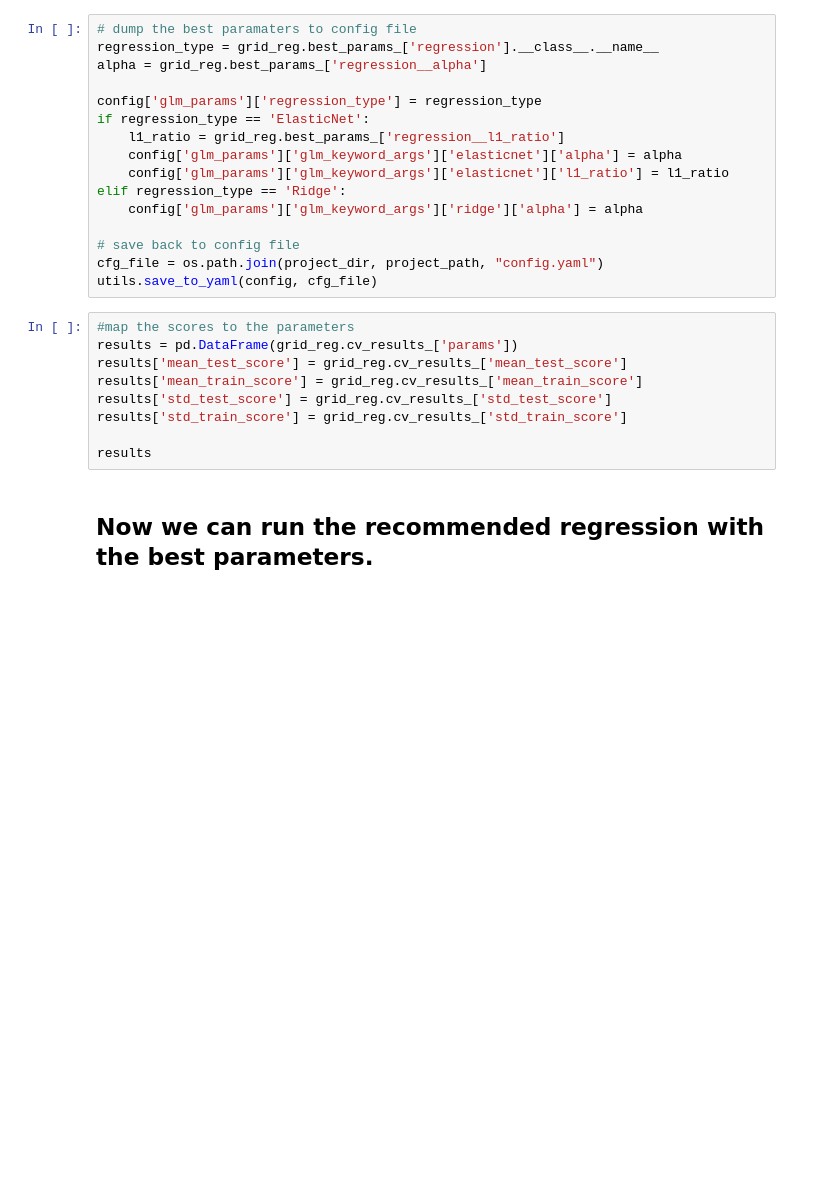
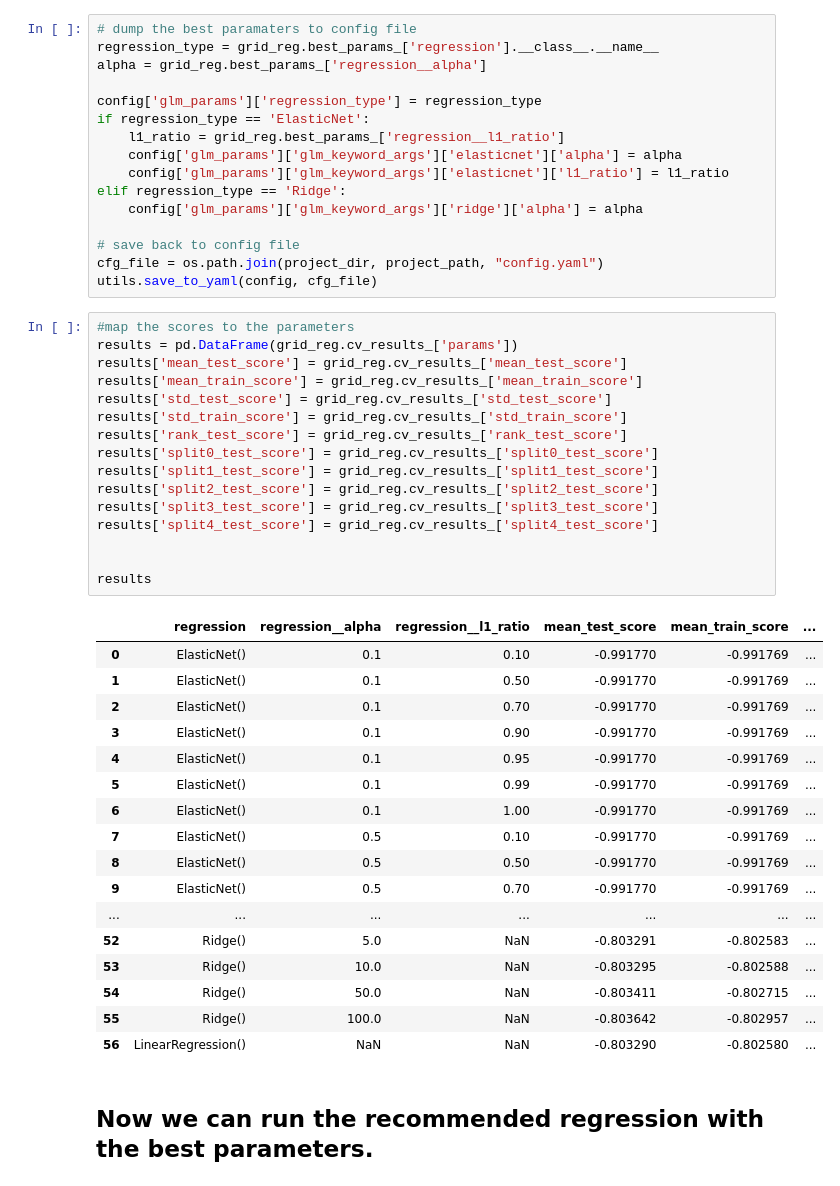
Before and after one commit to emilyferenczi/sabatini-glm-workflow, a Jupyter notebook: notebooks/gridSearch.ipynb, the cells around one changed output. Drawn from its saved outputs; the diff is of its cells as text; blank space fills up the shorter version.

```diff
--- a/notebooks/gridSearch.ipynb
+++ b/notebooks/gridSearch.ipynb
@@ -172,12 +178,37 @@ utils.save_to_yaml(config, cfg_file)
 # %%
 #map the scores to the parameters
 results = pd.DataFrame(grid_reg.cv_results_['params'])
 results['mean_test_score'] = grid_reg.cv_results_['mean_test_score']
 results['mean_train_score'] = grid_reg.cv_results_['mean_train_score']
 results['std_test_score'] = grid_reg.cv_results_['std_test_score']
 results['std_train_score'] = grid_reg.cv_results_['std_train_score']
+results['rank_test_score'] = grid_reg.cv_results_['rank_test_score']
+results['split0_test_score'] = grid_reg.cv_results_['split0_test_score']
+results['split1_test_score'] = grid_reg.cv_results_['split1_test_score']
+results['split2_test_score'] = grid_reg.cv_results_['split2_test_score']
+results['split3_test_score'] = grid_reg.cv_results_['split3_test_score']
+results['split4_test_score'] = grid_reg.cv_results_['split4_test_score']
+
 
 results
+# %% [output]
+|  | regression | regression__alpha | regression__l1_ratio | mean_test_score | mean_train_score | ... |
+| 0 | ElasticNet() | 0.1 | 0.10 | -0.991770 | -0.991769 | ... |
+| 1 | ElasticNet() | 0.1 | 0.50 | -0.991770 | -0.991769 | ... |
+| 2 | ElasticNet() | 0.1 | 0.70 | -0.991770 | -0.991769 | ... |
+| 3 | ElasticNet() | 0.1 | 0.90 | -0.991770 | -0.991769 | ... |
+| 4 | ElasticNet() | 0.1 | 0.95 | -0.991770 | -0.991769 | ... |
+| 5 | ElasticNet() | 0.1 | 0.99 | -0.991770 | -0.991769 | ... |
+| 6 | ElasticNet() | 0.1 | 1.00 | -0.991770 | -0.991769 | ... |
+| 7 | ElasticNet() | 0.5 | 0.10 | -0.991770 | -0.991769 | ... |
+| 8 | ElasticNet() | 0.5 | 0.50 | -0.991770 | -0.991769 | ... |
+| 9 | ElasticNet() | 0.5 | 0.70 | -0.991770 | -0.991769 | ... |
+| ... | ... | ... | ... | ... | ... | ... |
+| 52 | Ridge() | 5.0 | NaN | -0.803291 | -0.802583 | ... |
+| 53 | Ridge() | 10.0 | NaN | -0.803295 | -0.802588 | ... |
+| 54 | Ridge() | 50.0 | NaN | -0.803411 | -0.802715 | ... |
+| 55 | Ridge() | 100.0 | NaN | -0.803642 | -0.802957 | ... |
+| 56 | LinearRegression() | NaN | NaN | -0.803290 | -0.802580 | ... |
 # %% [markdown]
 ## Now we can run the recommended regression with the best parameters.
 # %%
```
Also changed, not shown: parts of 7 cells of this notebook, 4 other files.
